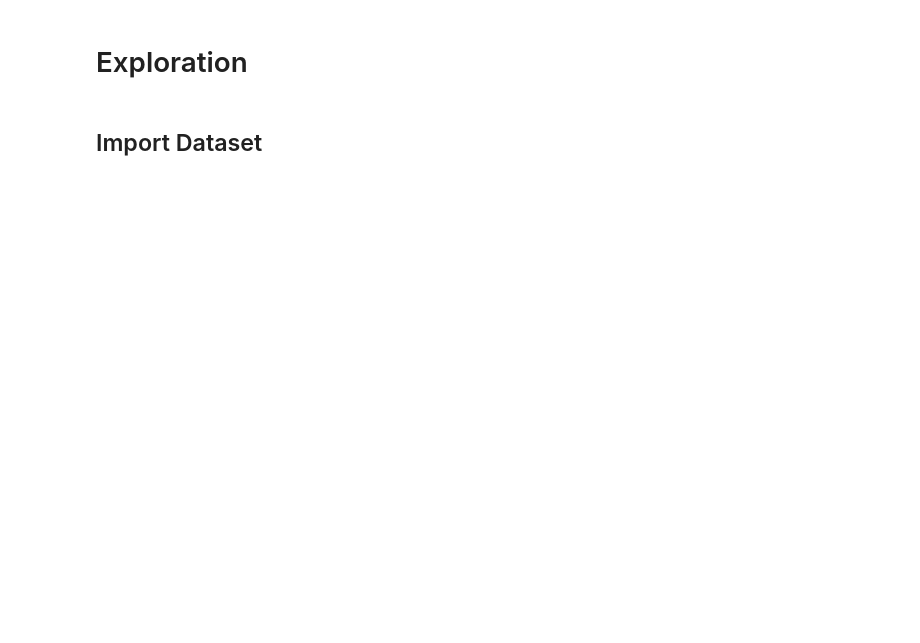
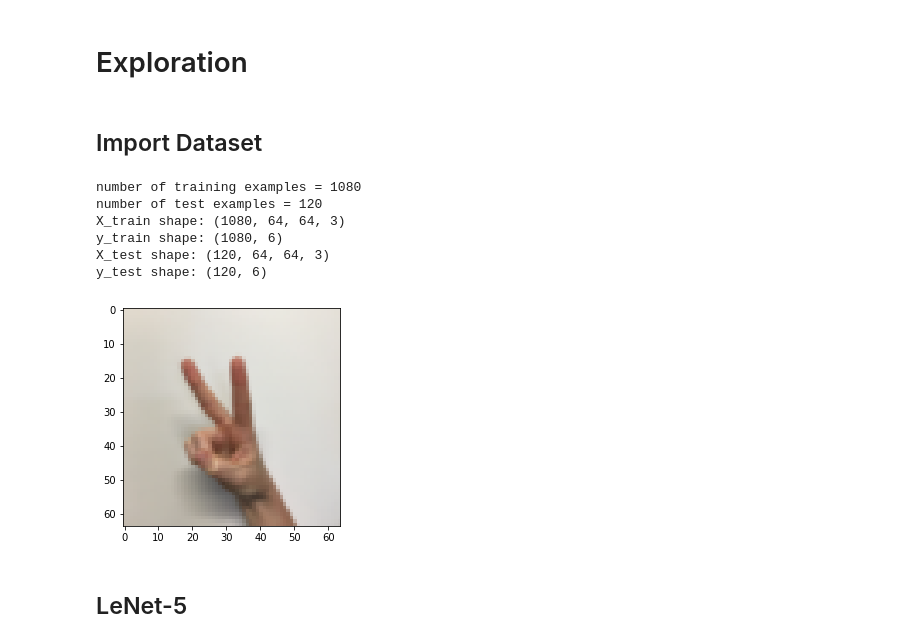
Before and after one commit to emdemor/estudos-deep-learning, a Jupyter notebook: Cursos/Coursera/CNN/W2A1/Exploration.ipynb, the cells around one changed output. Saved outputs shown, nothing was run; the diff lists cells and outputs as text; code cells hidden in the pictures; blank space fills up the shorter version.

```diff
--- a/Cursos/Coursera/CNN/W2A1/Exploration.ipynb
+++ b/Cursos/Coursera/CNN/W2A1/Exploration.ipynb
@@ -22,2 +29,34 @@ import public_tests
 # %% [markdown]
 ## Import Dataset
+# %%
+X_train_raw, Y_train_raw, X_test_raw, Y_test_raw, classes = load_dataset()
+
+# Normalize image vectors
+X_train = X_train_raw / 255.
+X_test = X_test_raw / 255.
+
+# Convert training and test labels to one hot matrices
+y_train = convert_to_one_hot(Y_train_raw, 6).T
+y_test = convert_to_one_hot(Y_test_raw, 6).T
+
+print ("number of training examples = " + str(X_train.shape[0]))
+print ("number of test examples = " + str(X_test.shape[0]))
+print ("X_train shape: " + str(X_train.shape))
+print ("y_train shape: " + str(y_train.shape))
+print ("X_test shape: " + str(X_test.shape))
+print ("y_test shape: " + str(y_test.shape))
+# %% [output]
+number of training examples = 1080
+number of test examples = 120
+X_train shape: (1080, 64, 64, 3)
+y_train shape: (1080, 6)
+X_test shape: (120, 64, 64, 3)
+y_test shape: (120, 6)
+# %%
+n_image = 4
+imshow(X_train_raw[n_image])
+plt.show()
+# %% [output]
+[figure, added]
+# %% [markdown]
+## LeNet-5
```
Also changed, not shown: parts of 10 cells of this notebook, 3 other files.
